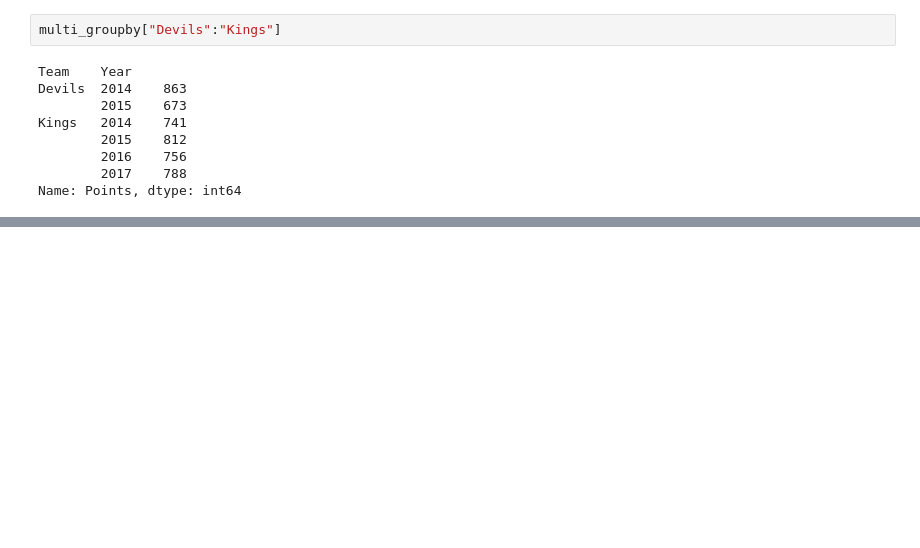
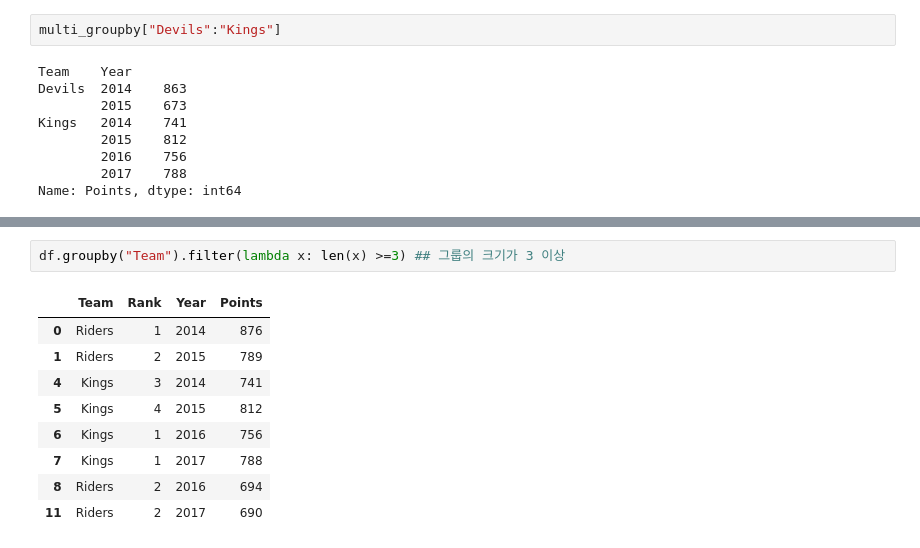
Before and after one commit to Hojinjja/MachineLearning, a Jupyter notebook: pandas/pandas.ipynb, the cells around one changed output, grey strips where cells are left out. Saved outputs shown, nothing was run; the diff lists cells and outputs as text; blank space fills up the shorter version.

```diff
--- a/pandas/pandas.ipynb
+++ b/pandas/pandas.ipynb
@@ -382,0 +422,12 @@ Name: Points, dtype: float64
+# %%
+df.groupby("Team").filter(lambda x: len(x) >=3) ## 그룹의 크기가 3 이상
+# %% [output]
+|  | Team | Rank | Year | Points |
+| 0 | Riders | 1 | 2014 | 876 |
+| 1 | Riders | 2 | 2015 | 789 |
+| 4 | Kings | 3 | 2014 | 741 |
+| 5 | Kings | 4 | 2015 | 812 |
+| 6 | Kings | 1 | 2016 | 756 |
+| 7 | Kings | 1 | 2017 | 788 |
+| 8 | Riders | 2 | 2016 | 694 |
+| 11 | Riders | 2 | 2017 | 690 |
```
Also changed, not shown: parts of 29 cells of this notebook, 16 other files.
